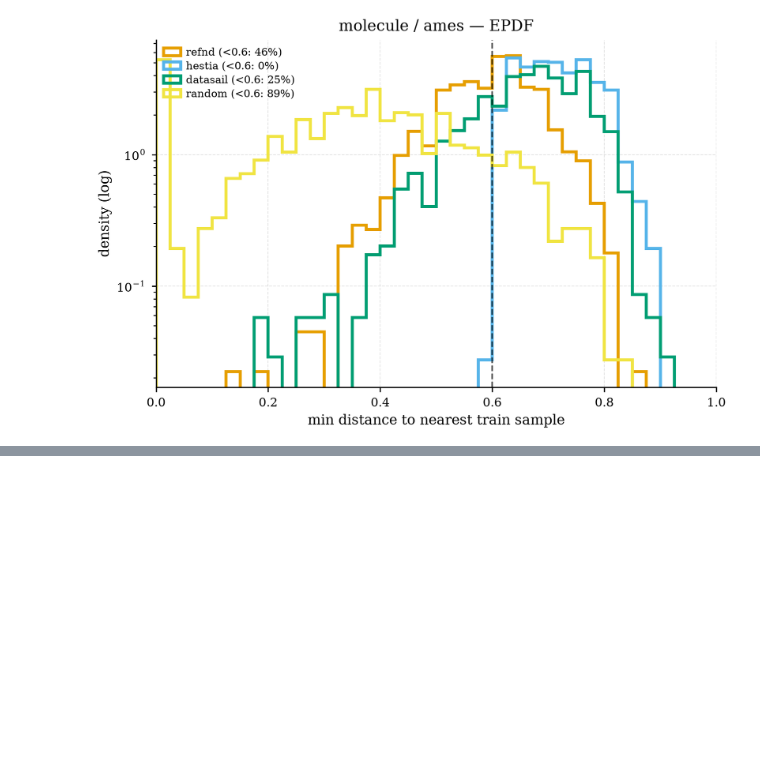
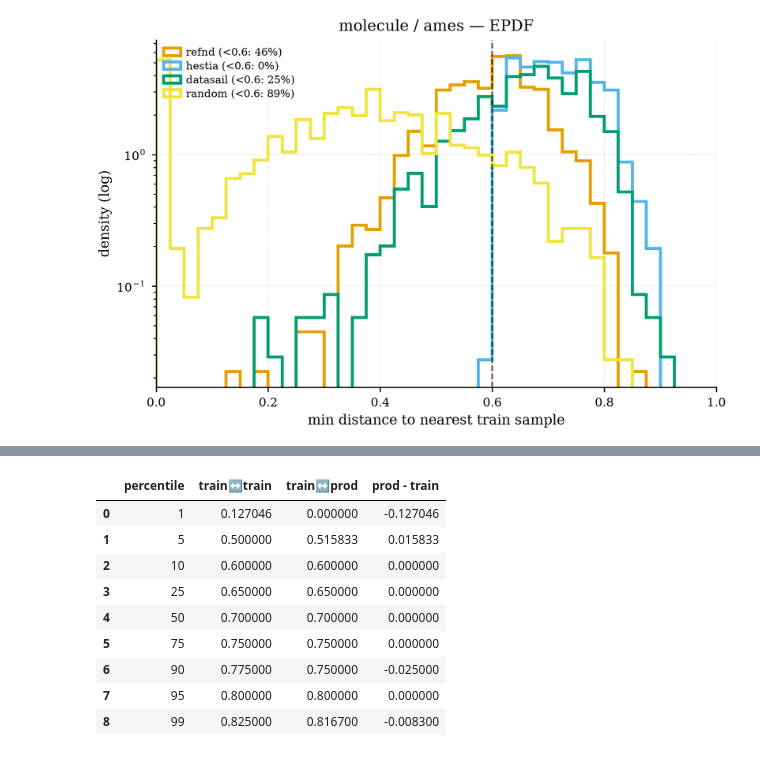
Before and after one commit to anthol42/refnd-paper, a Jupyter notebook: notebooks/comparison_figures.ipynb, the cells around one changed output, grey strips where cells are left out. Cells and saved outputs as stored; diff of their text form; code cells hidden in the pictures; blank space fills up the shorter version.

```diff
--- a/notebooks/comparison_figures.ipynb
+++ b/notebooks/comparison_figures.ipynb
@@ -171,3 +171,18 @@ plot_leakage_epdf("molecule", "ames")
 plt.show()
 # %% [output]
 [figure]
+# %%
+# ---- Runtime scaling data loading --------------------------------------------
+
+SCALING_DIR = Path("..") / "results" / "scaling"
+
+def load_scaling(dataset: str) -> dict[str, dict[int, float | None]]:
+    """{method: {size: runtime_s or None (failed)}} for one dataset (atlas/belka)."""
+    out: dict[str, dict[int, float | None]] = {}
+    for path in sorted(SCALING_DIR.glob(f"runtime_{dataset}_*.json")):
+        rec = json.load(open(path))[0]
+        out.setdefault(rec["method"], {})[rec["size"]] = rec["runtime_s"]
+    return out
+
+for ds in ("atlas", "belka"):
+    print(ds, load_scaling(ds))
@@ -173,0 +448,32 @@ plt.show()
+# %%
+# ---- Table: percentile comparison, train<->train vs train<->prod -----------
+
+PERCENTILES = [1, 5, 10, 25, 50, 75, 90, 95, 99]
+
+def percentile_table(d: dict) -> pd.DataFrame:
+    rows = []
+    for p in PERCENTILES:
+        level = p / 100.0
+        tt = float(np.interp(level, d["train_train"]["levels"], d["train_train"]["values"]))
+        tp = float(np.interp(level, d["train_prod"]["levels"], d["train_prod"]["values"]))
+        rows.append({
+            "percentile": p,
+            "train↔train": tt,
+            "train↔prod": tp,
+            "prod - train": tp - tt,
+        })
+    return pd.DataFrame(rows)
+
+pct_table = percentile_table(ecdf_data)
+pct_table
+# %% [output]
+|  | percentile | train↔train | train↔prod | prod - train |
+| 0 | 1 | 0.127046 | 0.000000 | -0.127046 |
+| 1 | 5 | 0.500000 | 0.515833 | 0.015833 |
+| 2 | 10 | 0.600000 | 0.600000 | 0.000000 |
+| 3 | 25 | 0.650000 | 0.650000 | 0.000000 |
+| 4 | 50 | 0.700000 | 0.700000 | 0.000000 |
+| 5 | 75 | 0.750000 | 0.750000 | 0.000000 |
+| 6 | 90 | 0.775000 | 0.750000 | -0.025000 |
+| 7 | 95 | 0.800000 | 0.800000 | 0.000000 |
+| 8 | 99 | 0.825000 | 0.816700 | -0.008300 |
```
Also changed, not shown: parts of 5 cells of this notebook, 3 other files.
